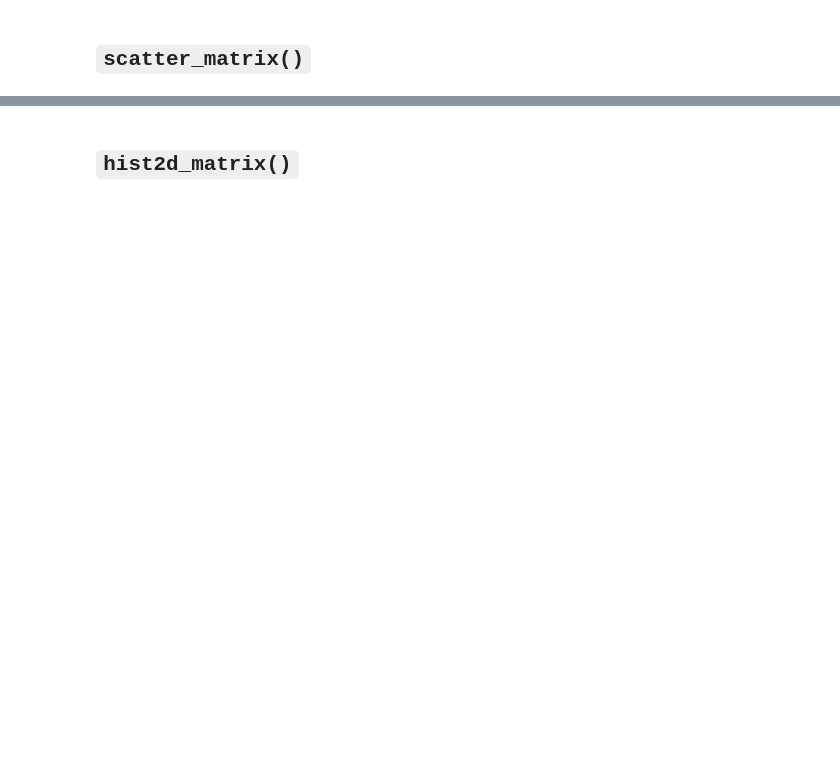
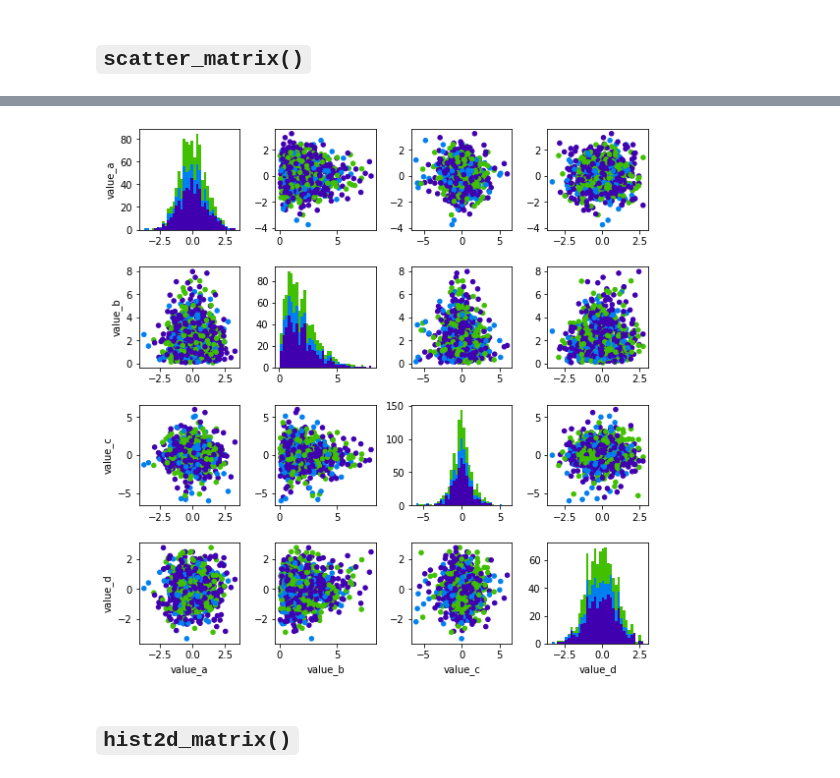
Before and after one commit to mastersign/mastersign-datascience, a Jupyter notebook: demo-plot.ipynb, the cells around one changed output, grey strips where cells are left out. Drawn from its saved outputs; the diff is of its cells as text; code cells hidden in the pictures; blank space fills up the shorter version.

```diff
--- a/demo-plot.ipynb
+++ b/demo-plot.ipynb
@@ -451,3 +459,9 @@ pl.scatter_matrix(data_4,
+# %%
+pl.scatter_matrix(data_2, columns=['value_' + c for c in 'abcd'],
+                  key_column='group',
+                  color={'C': '#40C000', 'B': '#0080F0', 'A': '#4000B0'})
+# %% [output]
+[figure, added]
 # %% [markdown]
 ## `hist2d_matrix()`
 # %%
```
Also changed, not shown: parts of 10 cells of this notebook.
